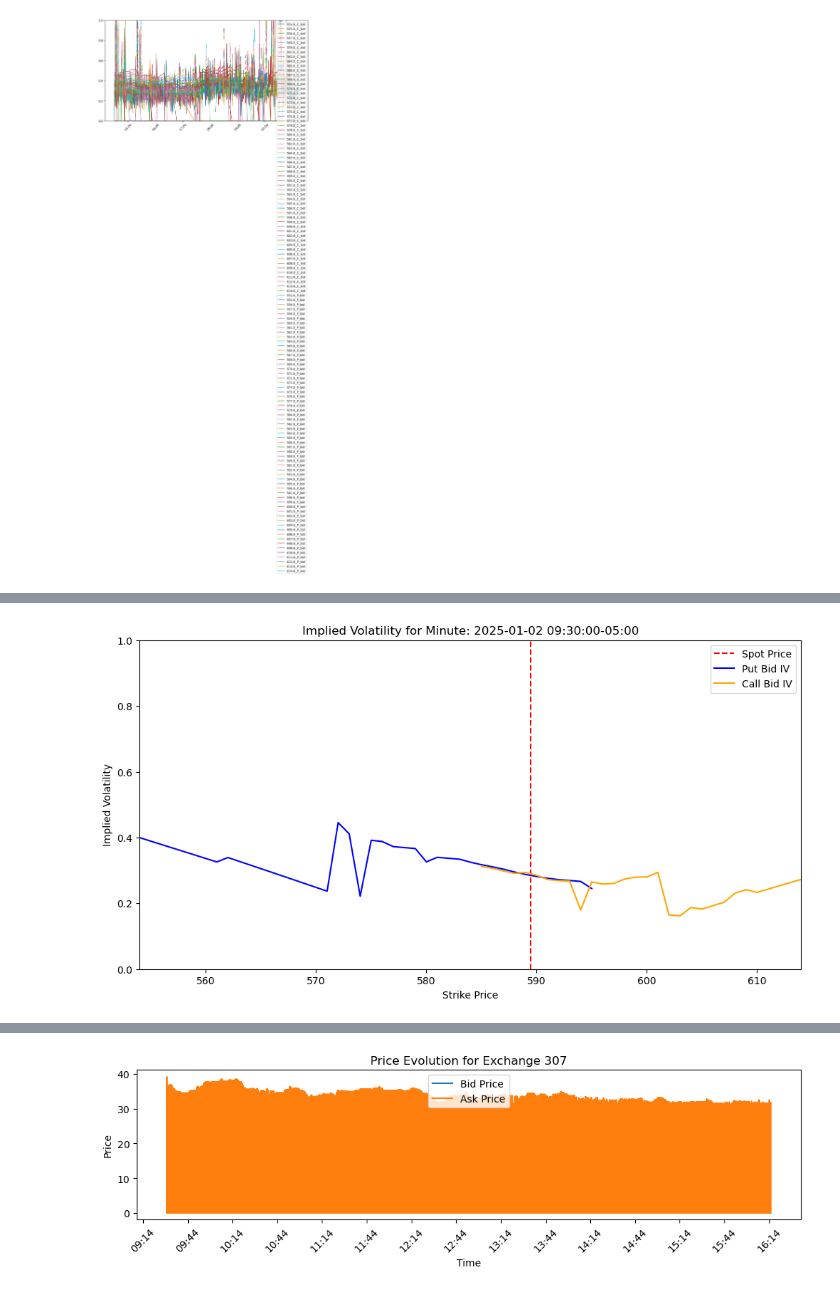
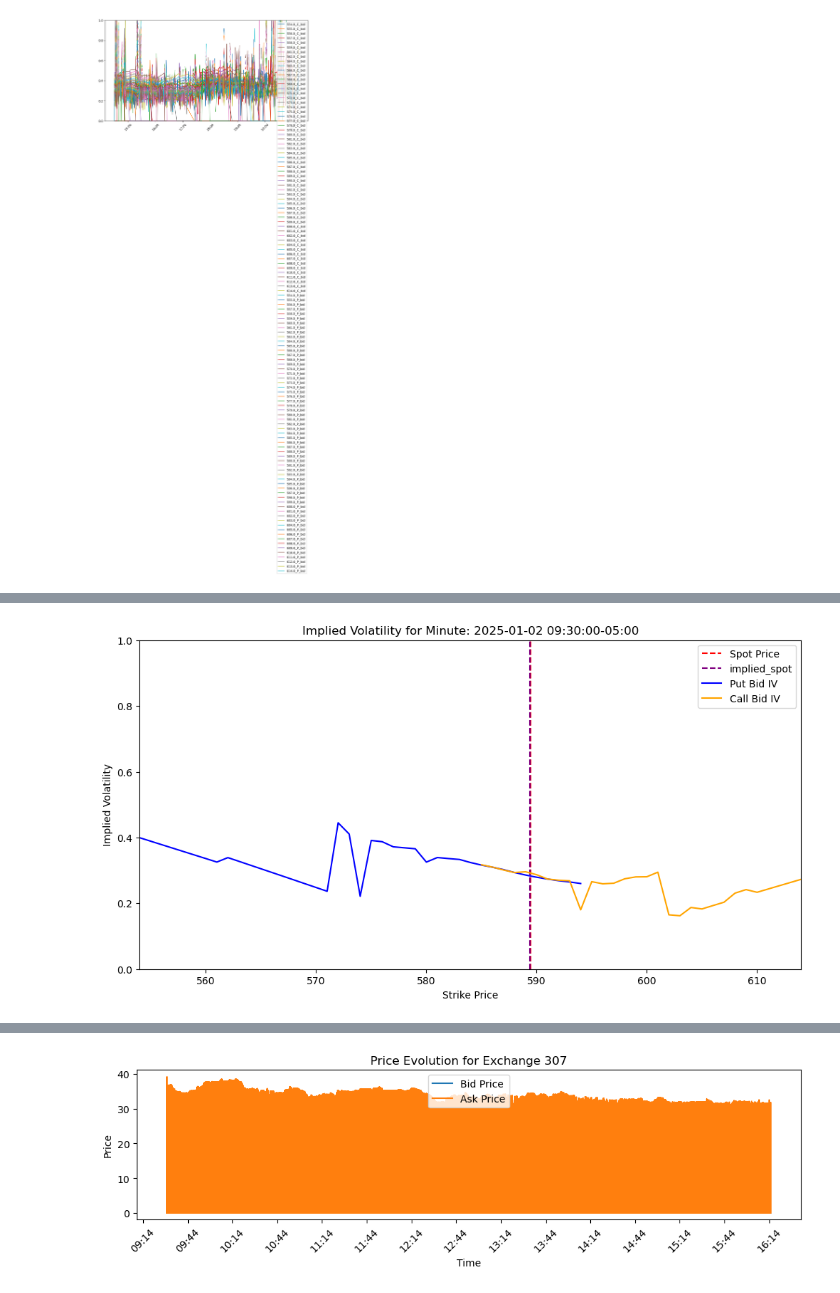
Before and after one commit to stirlitzzz/daily_options1, a Jupyter notebook: polygon_explore2.ipynb, the cells around one changed output, grey strips where cells are left out. Saved outputs shown, nothing was run; the diff lists cells and outputs as text; code cells hidden in the pictures.

```diff
--- a/polygon_explore2.ipynb
+++ b/polygon_explore2.ipynb
@@ -902,0 +1434,2 @@ SyntaxError: invalid syntax (1307811696.py, line 2)
+# %%
+df=aggregate_option_quotes(df_allq)
@@ -1023,18 +1632,25 @@ df["texp"]=localized_4pm-df["minute"]
 
 df["texp_years"]=df["texp"].dt.total_seconds()/31557600
 #df["texp_years"]=df["texp_years"]*(14.0/7.0)
+def compute_implied_volatility(df,df_implied_spots):
+    import py_vollib.black_scholes_merton.implied_volatility
+    import py_vollib_vectorized
+    df_internal=copy.deepcopy(df)
+    df2=pd.merge(df_internal, df_implied_spots, on="minute")
+    df=df2
+    flag=df["option_type"].apply(lambda x: "c" if x=="C" else "p")
+    strike=df["strike"]
+    f=df["bid_price"]
+    f_ask=df["best_ask_price"]
+    s=df["close_price"]
+    s=df["weighted_avg_spot_distance"]
+    t=df["texp_years"]
+    r=0.0000001
+    bid_iv=py_vollib_vectorized.vectorized_implied_volatility(f, s, strike, t, r,flag)
+    ask_iv=py_vollib_vectorized.vectorized_implied_volatility(f_ask, s, strike, t, r,flag)
+    df["bid_iv"]=bid_iv
+    df["ask_iv"]=ask_iv
+    df["mid_iv"]=(df["bid_iv"]+df["ask_iv"])/2
+    return df
 
-import py_vollib.black_scholes_merton.implied_volatility
-import py_vollib_vectorized
-flag=df["option_type"].apply(lambda x: "c" if x=="C" else "p")
-strike=df["strike"]
-f=df["bid_price"]
-f_ask=df["best_ask_price"]
-s=df["close_price"]
-t=df["texp_years"]
-r=0.0000001
-bid_iv=py_vollib_vectorized.vectorized_implied_volatility(f, s, strike, t, r,flag)
-ask_iv=py_vollib_vectorized.vectorized_implied_volatility(f_ask, s, strike, t, r,flag)
-df["bid_iv"]=bid_iv
-df["ask_iv"]=ask_iv
-df["mid_iv"]=(df["bid_iv"]+df["ask_iv"])/2
+df=compute_implied_volatility(df,df_implied_spots)
@@ -1042,7 +1704,7 @@ df["mid_iv"]=(df["bid_iv"]+df["ask_iv"])/2
 import matplotlib.pyplot as plt
 import matplotlib.dates as mdates
 fig, ax = plt.subplots(figsize=(12, 6))
-
+minutes=df["minute"].unique()
 tickers=df["ticker"].unique()
 for ticker in tickers:
     df_ticker=df[df["ticker"]==ticker]
@@ -1068,33 +1730,37 @@ fig, ax = plt.subplots(figsize=(12, 6))
 
 # Function to update the plot for each frame
 def update(minute):
     ax.clear()
     df_minute = df[df["minute"] == minute]
+    #implied_spot = df_results[df_results["minute"] == minute]["combined_weighted_avg_spot"].iloc[0]
+    #df_minute=pd.merge(df_minute, df_implied_spots, on="minute")
     df_put = df_minute[df_minute["option_type"] == "P"]
     df_call = df_minute[df_minute["option_type"] == "C"]
+    implied_spot_val = df_minute["weighted_avg_spot_distance"].iloc[0]
     spot_val = df_minute["close_price"].iloc[0]
     ax.axvline(x=spot_val, color='red', linestyle='--', label='Spot Price')
+    ax.axvline(x=implied_spot_val, color='purple', linestyle='--', label='implied_spot')
     ax.plot(df_put["strike"], df_put["mid_iv"], label='Put Bid IV', color='blue')
     ax.plot(df_call["strike"], df_call["mid_iv"], label='Call Bid IV', color='orange')
 
     ax.set_ylim(0, 1)
     ax.set_xlim(df["strike"].min(), df["strike"].max())
     ax.set_xlabel('Strike Price')
     ax.set_ylabel('Implied Volatility')
     ax.set_title(f'Implied Volatility for Minute: {minute}')
     ax.legend()
 
 # Create the animation
 ani = FuncAnimation(fig, update, frames=sorted(minutes), repeat=False)
 
 # Save the animation as a video file
 ani.save("implied_volatility_animation.mp4", writer='ffmpeg', fps=2)
 
 # Display the animation
 from IPython.display import Video
 Video("implied_volatility_animation.mp4")
 # %% [output]
 [interactive output not drawn]
-[figure, old version]
+[figure, new version]
 # %%
 minutes = sorted(minutes)
```
Also changed, not shown: parts of 43 cells of this notebook, 4 other files.
